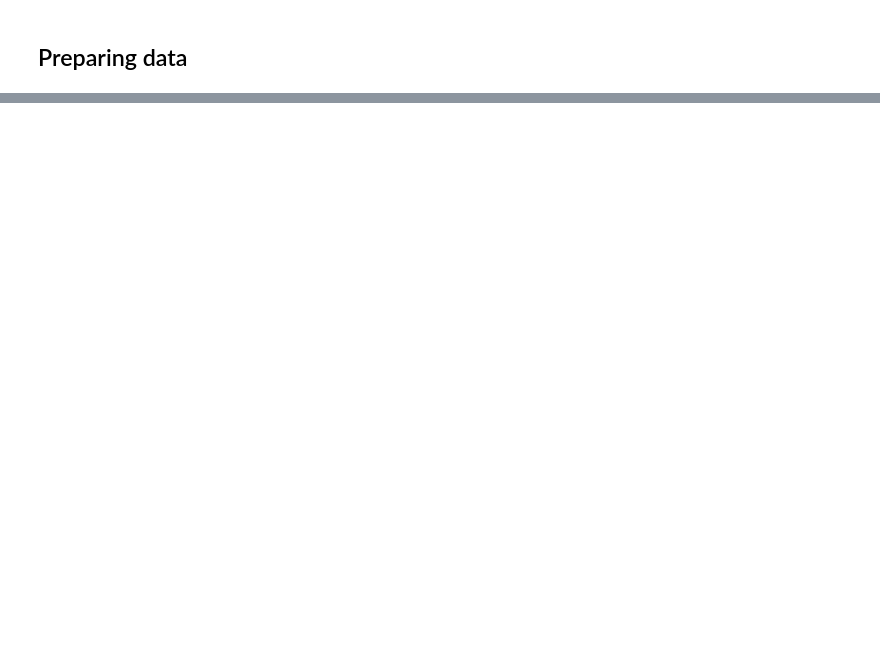
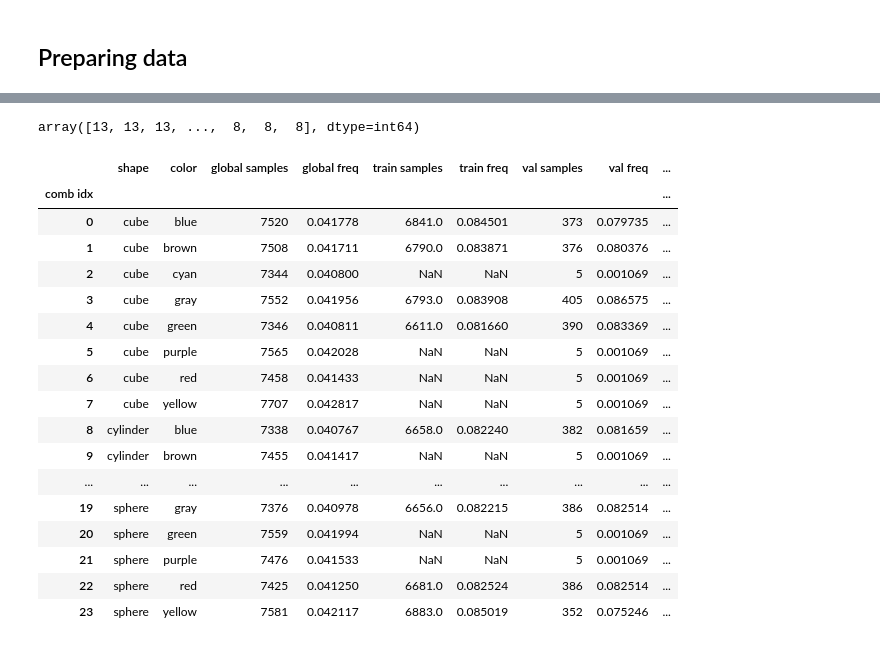
Before and after one commit to Ozziko/causal_comp, a Jupyter notebook: MLLS.ipynb, the cells around one changed output, grey strips where cells are left out. Saved outputs shown, nothing was run; the diff lists cells and outputs as text; code cells hidden in the pictures; blank space fills up the shorter version.

```diff
--- a/MLLS.ipynb
+++ b/MLLS.ipynb
@@ -308,0 +439,5 @@ for phase in ['train', 'val', 'test']:
+# %%
+for phase in ['train', 'test']:
+    print(f"{phase} distribution:")
+    with pd.option_context('display.float_format',"{:,.2f}".format):
+        display(label_dists_df.pivot(index='shape', columns='color', values=f'{phase} freq'))
@@ -308,0 +555,32 @@ for phase in ['train', 'val', 'test']:
+# %%
+Y_comb_pred = {phase: Y_comb_probs[phase].argmax(axis=1) for phase in ['train', 'test']}
+Y_comb_pred['test']
+# %% [output]
+array([13, 13, 13, ...,  8,  8,  8], dtype=int64)
+# %%
+for phase in ['train', 'test']:
+    y = Y_comb[phase]
+    y_pred = Y_comb_pred[phase]
+    true_pos = pd.Series(y[y==y_pred]).value_counts()
+    label_dists_df[f'CE: {phase} true pos'] = true_pos
+    label_dists_df[f'CE: {phase} acc'] = label_dists_df[f'CE: {phase} true pos'] / label_dists_df[f'{phase} samples']
+label_dists_df
+# %% [output]
+|  | shape | color | global samples | global freq | train samples | train freq | val samples | val freq | ... |
+| comb idx |  |  |  |  |  |  |  |  | ... |
+| 0 | cube | blue | 7520 | 0.041778 | 6841.0 | 0.084501 | 373 | 0.079735 | ... |
+| 1 | cube | brown | 7508 | 0.041711 | 6790.0 | 0.083871 | 376 | 0.080376 | ... |
+| 2 | cube | cyan | 7344 | 0.040800 | NaN | NaN | 5 | 0.001069 | ... |
+| 3 | cube | gray | 7552 | 0.041956 | 6793.0 | 0.083908 | 405 | 0.086575 | ... |
+| 4 | cube | green | 7346 | 0.040811 | 6611.0 | 0.081660 | 390 | 0.083369 | ... |
+| 5 | cube | purple | 7565 | 0.042028 | NaN | NaN | 5 | 0.001069 | ... |
+| 6 | cube | red | 7458 | 0.041433 | NaN | NaN | 5 | 0.001069 | ... |
+| 7 | cube | yellow | 7707 | 0.042817 | NaN | NaN | 5 | 0.001069 | ... |
+| 8 | cylinder | blue | 7338 | 0.040767 | 6658.0 | 0.082240 | 382 | 0.081659 | ... |
+| 9 | cylinder | brown | 7455 | 0.041417 | NaN | NaN | 5 | 0.001069 | ... |
+| ... | ... | ... | ... | ... | ... | ... | ... | ... | ... |
+| 19 | sphere | gray | 7376 | 0.040978 | 6656.0 | 0.082215 | 386 | 0.082514 | ... |
+| 20 | sphere | green | 7559 | 0.041994 | NaN | NaN | 5 | 0.001069 | ... |
+| 21 | sphere | purple | 7476 | 0.041533 | NaN | NaN | 5 | 0.001069 | ... |
+| 22 | sphere | red | 7425 | 0.041250 | 6681.0 | 0.082524 | 386 | 0.082514 | ... |
+| 23 | sphere | yellow | 7581 | 0.042117 | 6883.0 | 0.085019 | 352 | 0.075246 | ... |
```
Also changed, not shown: parts of 32 cells of this notebook.
